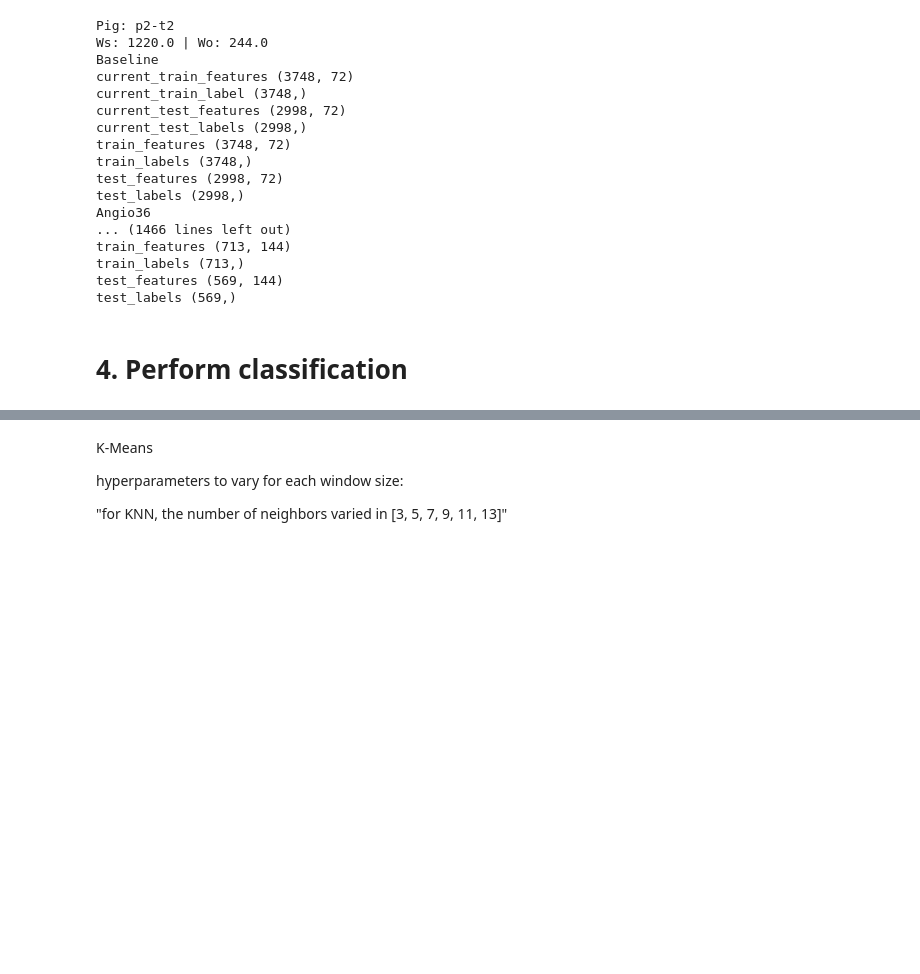
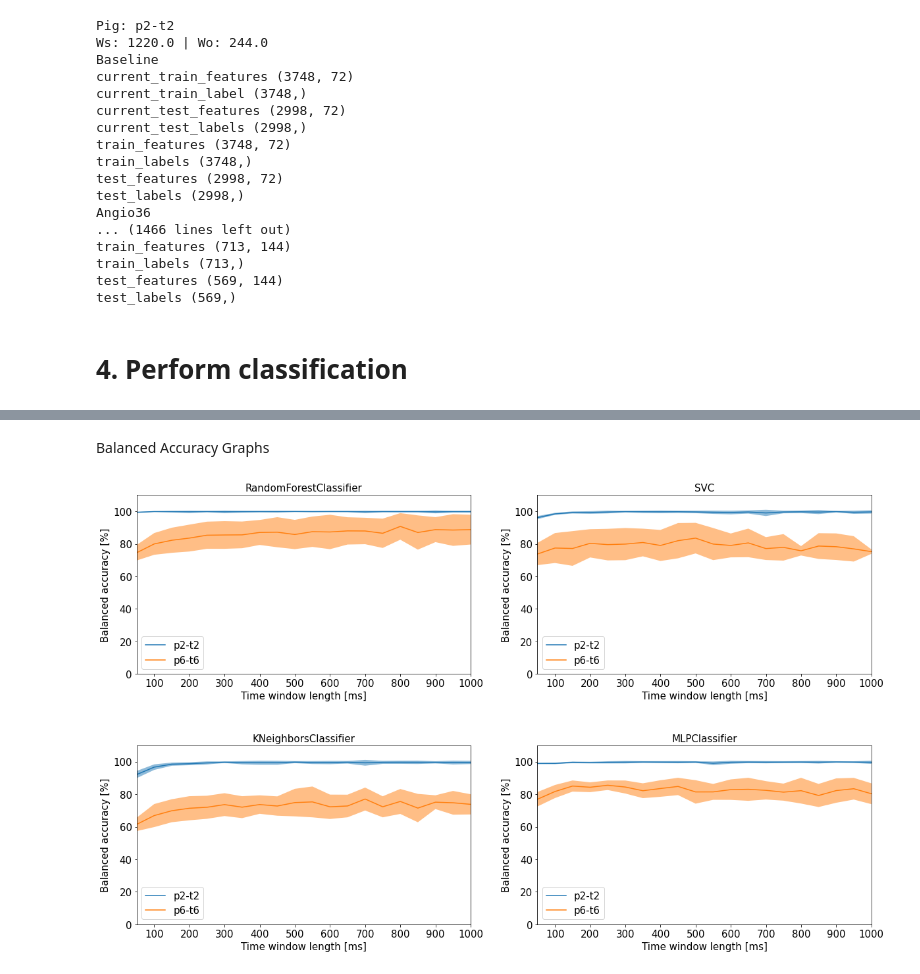
Before and after one commit to mrighi/NSSP-Miniprojects, a Jupyter notebook: Miniproject 3/miniproject-3.ipynb, the cells around one changed output, grey strips where cells are left out. Drawn from its saved outputs; the diff is of its cells as text; code cells hidden in the pictures; blank space fills up the shorter version.

Commit message:
Started images

```diff
--- a/Miniproject 3/miniproject-3.ipynb
+++ b/Miniproject 3/miniproject-3.ipynb
@@ -496,7 +498,7 @@ window_overlaps_t = 0.2 * window_sizes_t #[s]
 window_overlaps_n = np.around(window_overlaps_t * fs)
 # %%
 classifiers_list = [RandomForestClassifier, KNeighborsClassifier, SVC, MLPClassifier]
-classifiers_list = [MLPClassifier]
+# classifiers_list = [RandomForestClassifier]
 parameters=	{'RandomForestClassifier': 	{'n_estimators': [50,100,200],#[50, 100, 200, 400],
 										 'max_depth': [5,10]},#[5, 10, 20]},
 			 'KNeighborsClassifier':	{'n_neighbors': [3, 5, 7, 9, 11, 13]},
@@ -543,6 +545,7 @@ for pig, pig_data in data_feature.items():
 					results[pig][ws][fold_index][classifier_class.__name__]["feature_importances"] = best_classifier.best_estimator_.feature_importances_
 					# print(results[pig][ws][fold_index][classifier_class.__name__]["feature_importances"])
 				#Final model validation
+				results[pig][ws][fold_index][classifier_class.__name__]["test_y"] = test_labels_split
 				validation_results = best_classifier.predict(test_data_split)
 				results[pig][ws][fold_index][classifier_class.__name__]["validation_output"] = validation_results
 				validation_score = balanced_accuracy_score(test_labels_split, validation_results)
@@ -553,4 +574,4 @@ for pig, pig_data in data_feature.items():
 #     np.save(f, results)
 # %%
-with open('results.npy', 'rb') as f:
+with open('results_2.npy', 'rb') as f:
     results = np.load(f, allow_pickle=True).item()
@@ -728,6 +579,0 @@ plt.show()
-# %% [markdown]
-K-Means
-
-hyperparameters to vary for each window size:
-
-"for KNN, the number of neighbors varied in [3, 5, 7, 9, 11, 13]"
@@ -739,0 +580,48 @@ for windowSize_t in np.arange(50, 1000, 50): # [ms]
+# %%
+# read in results
+# data in the format: Pig > window size > fold > classifier > {validation score, feature importances}
+
+classifiers_list = [RandomForestClassifier, KNeighborsClassifier, SVC, MLPClassifier]
+
+for pig, pig_data in results.items():
+	for ws, wo in zip(window_sizes_n, window_overlaps_n):
+		for fold_index in range(10):
+			for classifier_class in classifiers_list:
+				curr_item = results[pig][ws][fold_index][classifier_class.__name__]
+				validation_score = curr_item['validation_score']
+# %% [markdown]
+Balanced Accuracy Graphs
+# %%
+classifiers_list = [RandomForestClassifier, KNeighborsClassifier, SVC, MLPClassifier]
+fs = 24400
+window_sizes_t = np.linspace(0.05, 1, round(1/0.05)) #[s]
+window_sizes_n = np.around(window_sizes_t * fs) #[timesteps]
+window_overlaps_t = 0.2 * window_sizes_t #[s]
+window_overlaps_n = np.around(window_overlaps_t * fs)
+
+fig, ax = plt.subplots(2,2,figsize=(20,12))
+n = 15 # fontsize
+
+for i, classifier_class in enumerate(classifiers_list):
+	ax[i%2][i//2].set_ylim([0,110])
+	ax[i%2][i//2].set_xlim([50,1000])
+	ax[i%2][i//2].set_xlabel('Time window length [ms]', fontsize=n)
+	ax[i%2][i//2].set_xticks(np.arange(100, 1100, step=100))
+	ax[i%2][i//2].set_ylabel('Balanced accuracy [%]', fontsize=n)
+	ax[i%2][i//2].set_title(classifier_class.__name__, fontsize=n)
+	for pig, pig_data in results.items():
+		bac_windows = np.empty((2,0))
+		for ws, wo in zip(window_sizes_n, window_overlaps_n):
+			bacs = np.empty(10)
+			for fold_index in range(10):
+				bacs[fold_index] = results[pig][ws][fold_index][classifier_class.__name__]['validation_score']*100
+			mean_ws = np.mean(bacs)
+			std_ws = np.std(bacs)
+			bac_windows = np.append(bac_windows, np.array([[mean_ws],[std_ws]]), axis = 1)
+		ax[i%2][i//2].plot(window_sizes_t*1000, bac_windows[0,:], label=pig)
+		ax[i%2][i//2].fill_between(window_sizes_t*1000, bac_windows[0,:]-bac_windows[1,:], bac_windows[0,:]+bac_windows[1,:], alpha=0.5)
+		ax[i%2][i//2].legend(fontsize=n)
+plt.subplots_adjust(hspace=0.4)
+plt.show()
+# %% [output]
+[figure, added]
```
Also changed, not shown: parts of 25 cells of this notebook, 2 other files.
